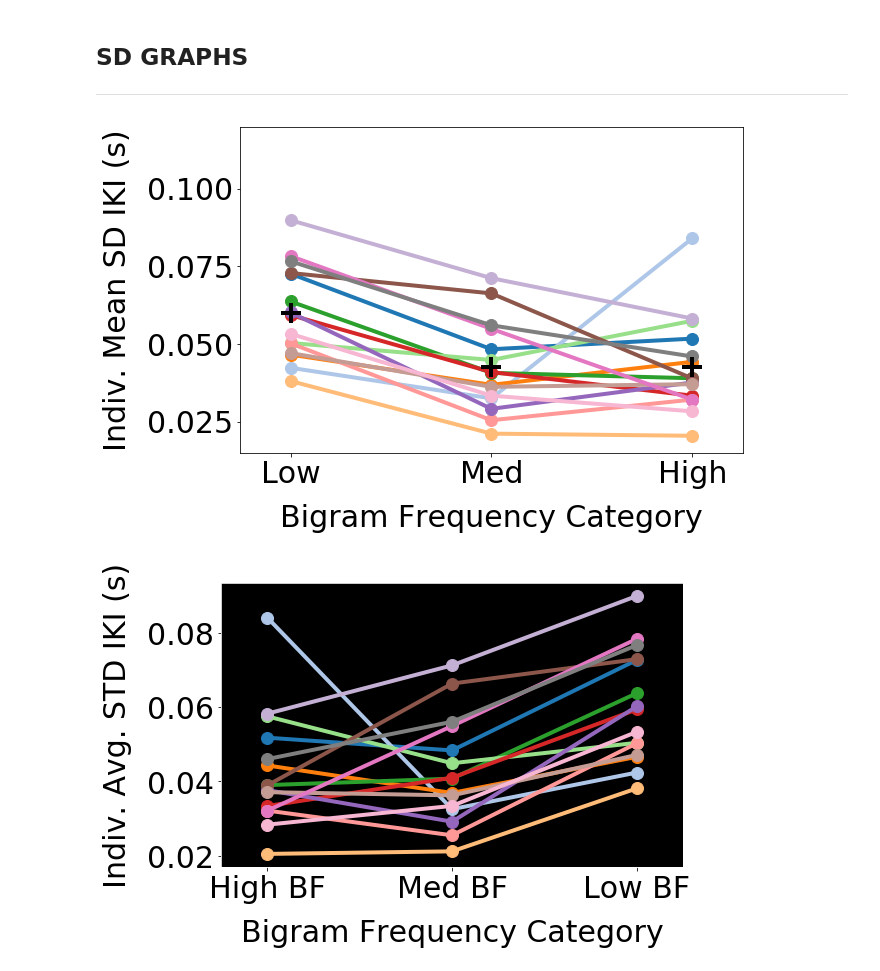
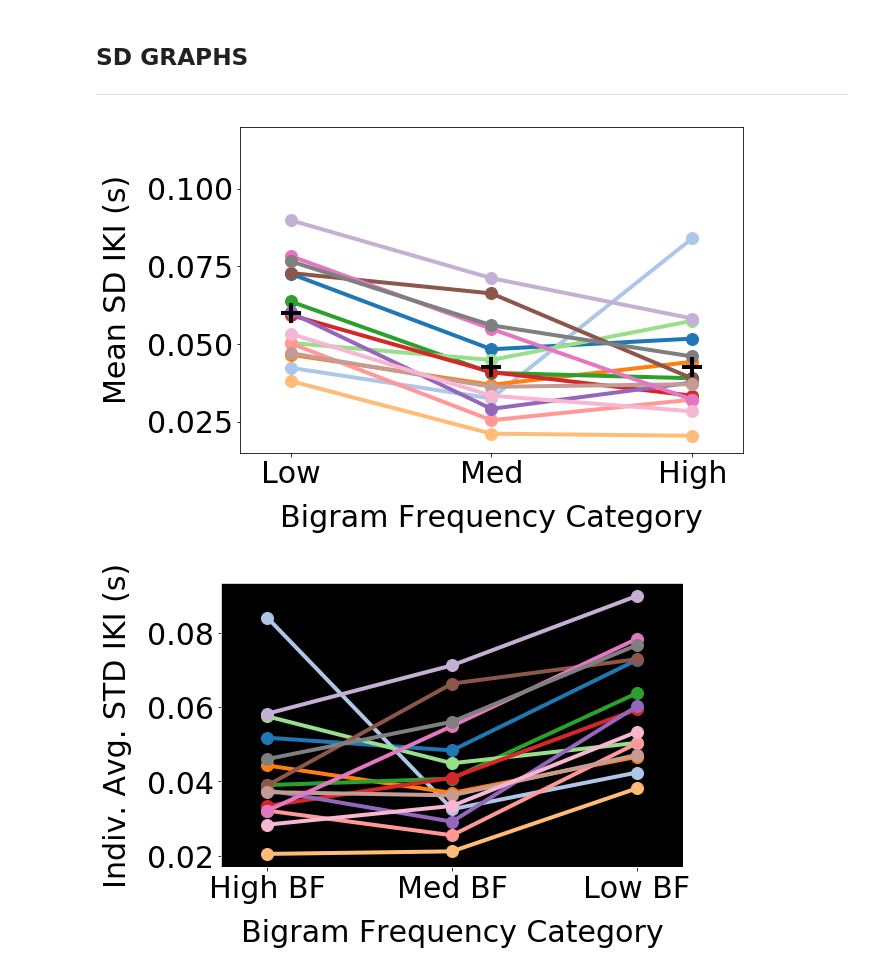
Before and after one commit to rruopp/typingexp, a Jupyter notebook: typing_task_analysis/group_analysis_V1.ipynb, the cells around one changed output. Drawn from its saved outputs; the diff is of its cells as text; code cells hidden in the pictures.

```diff
--- a/typing_task_analysis/group_analysis_V1.ipynb
+++ b/typing_task_analysis/group_analysis_V1.ipynb
@@ -1506,35 +1506,35 @@ means = (np.mean(indiv_avgsds(corr_trials_bybg, 'bigram', low_bgs['Bigrams'])['A
 fig, ax = plt.subplots(figsize=(9, 6))
 
 cm = plt.get_cmap('tab20')
 for index, data in enumerate(ID_list):
     plt.plot(x, [l[index] for l in D], '.-', linewidth = 4, ms = 24, color = cm(index))
 
 ax.plot(x, means, '+', mew = 4, ms = 20, color = 'black')
 
 plt.xlim([1.5, 6.5])
 plt.ylim([0.015, 0.12])
 # plt.xticks(x, ('', '', ''))
 plt.xticks(x, ('Low', 'Med', 'High'))
 plt.xlabel("Bigram Frequency Category", labelpad=15)
-plt.ylabel("Indiv. Mean SD IKI (s)", labelpad=15)
+plt.ylabel("Mean SD IKI (s)", labelpad=15)
 plt.title("")
 # plt.legend(loc="best")
 
 ax.set_facecolor('white')
 ax.spines['top'].set_visible(True)
 ax.spines['top'].set_color('black')
 ax.spines['bottom'].set_visible(True)
 ax.spines['bottom'].set_color('black')
 ax.spines['left'].set_visible(True)
 ax.spines['left'].set_color('black')
 ax.spines['right'].set_visible(True)
 ax.spines['right'].set_color('black')
 
 # fig.tight_layout()
 plt.savefig('indiv_avgsds_bybf.png', dpi=300, facecolor = fig.get_facecolor(), edgecolor = 'none', bbox_inches = 'tight')
 plt.show()
 # %% [output]
-[figure, old version]
+[figure, new version]
 # %%
 ## individual average std by BF (correct trials only) PRINT VERSION IN LIGHT MODE
 plt.rcParams['font.size'] = '30'
```
Also changed, not shown: parts of 2 cells of this notebook.
